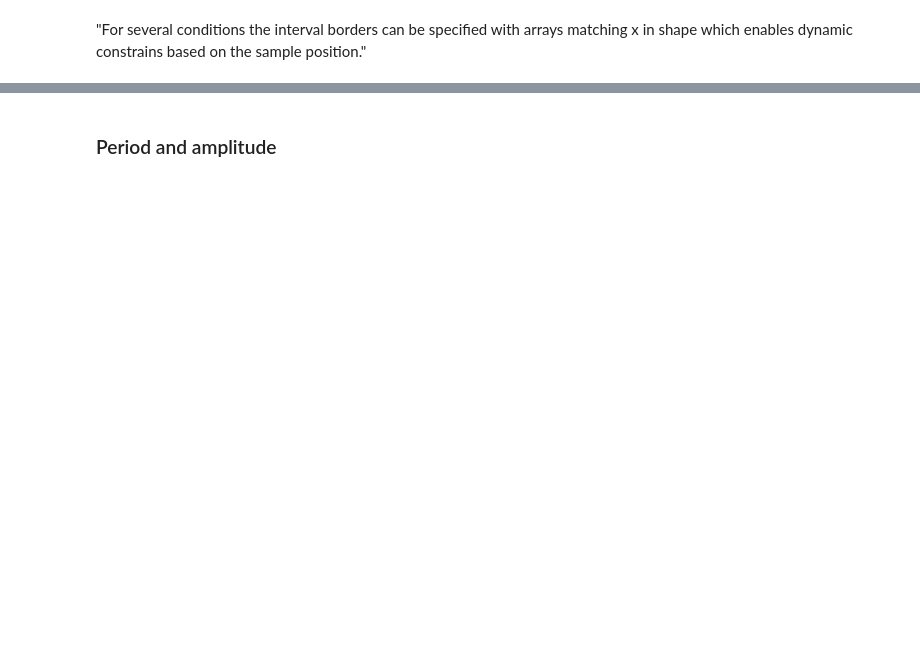
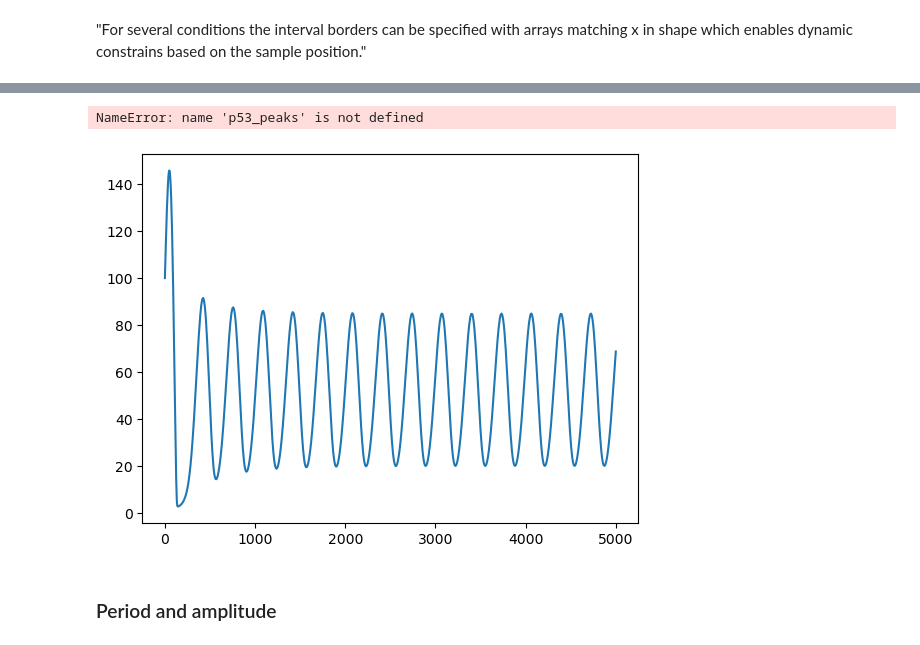
Before and after one commit to ErikBachRyhl/p53, a Jupyter notebook: Nutlin-tilføjelse.ipynb, the cells around one changed output, grey strips where cells are left out. Drawn from its saved outputs; the diff is of its cells as text; code cells hidden in the pictures; blank space fills up the shorter version.

```diff
--- a/Nutlin-tilføjelse.ipynb
+++ b/Nutlin-tilføjelse.ipynb
@@ -116,2 +122,9 @@ Hvorfor eksploderer mængden af `Mb`?
+# %%
+plt.plot(t, p, label="[p53]")
+plt.scatter(t[p53_peaks], p[p53_peaks], s=80, c="red", marker="x")
+plt.scatter(t[p53_troughs], p[p53_troughs], s=80, c="green", marker="+")
+# %% [output]
+NameError: name 'p53_peaks' is not defined
+[figure, added]
 # %% [markdown]
 ### Period and amplitude
```
Also changed, not shown: parts of 15 cells of this notebook, 1 other file.
